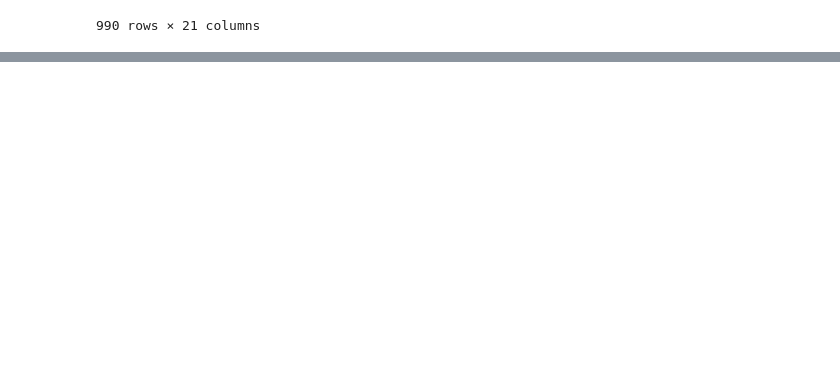
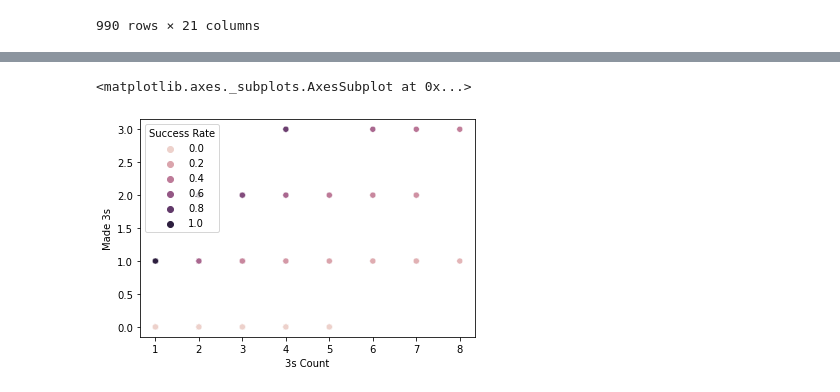
Before and after one commit to briennecole/NBA_Shot_Analysis, a Jupyter notebook: Clutch_Analysis.ipynb, the cells around one changed output, grey strips where cells are left out. Drawn from its saved outputs; the diff is of its cells as text; code cells hidden in the pictures; blank space fills up the shorter version.

Commit message:
updated clutch analysis, made better graphs

```diff
--- a/Clutch_Analysis.ipynb
+++ b/Clutch_Analysis.ipynb
@@ -128,0 +88,21 @@ plt.show()
+# %%
+# fig1, ax1 = plt.subplots(figsize=(12, 8))
+# plt.scatter(three_count,made_threes)
+# plt.xlabel("Attempted 3s")
+# plt.xticks(np.arange(0, 9, step=1))
+# plt.yticks(np.arange(0, 4, step=1))
+# plt.title("Clutch 3 Pointers")
+# plt.ylabel("Made 3s")
+
+# slope_perf= 1
+# # slope_half= 0.5
+# perfect_line = three_count * slope_perf
+# # half_line= three_count* slope_half
+# plt.plot(three_count, perfect_line, "g-")
+# # plt.plot(three_count, half_line,'y-')
+# plt.show()
+
+sns.scatterplot(data=three_chart, x="3s Count", y="Made 3s", hue="Success Rate")
+# %% [output]
+<matplotlib.axes._subplots.AxesSubplot at 0x...>
+[figure, added]
```
Also changed, not shown: parts of 19 cells of this notebook, 2 other files.
